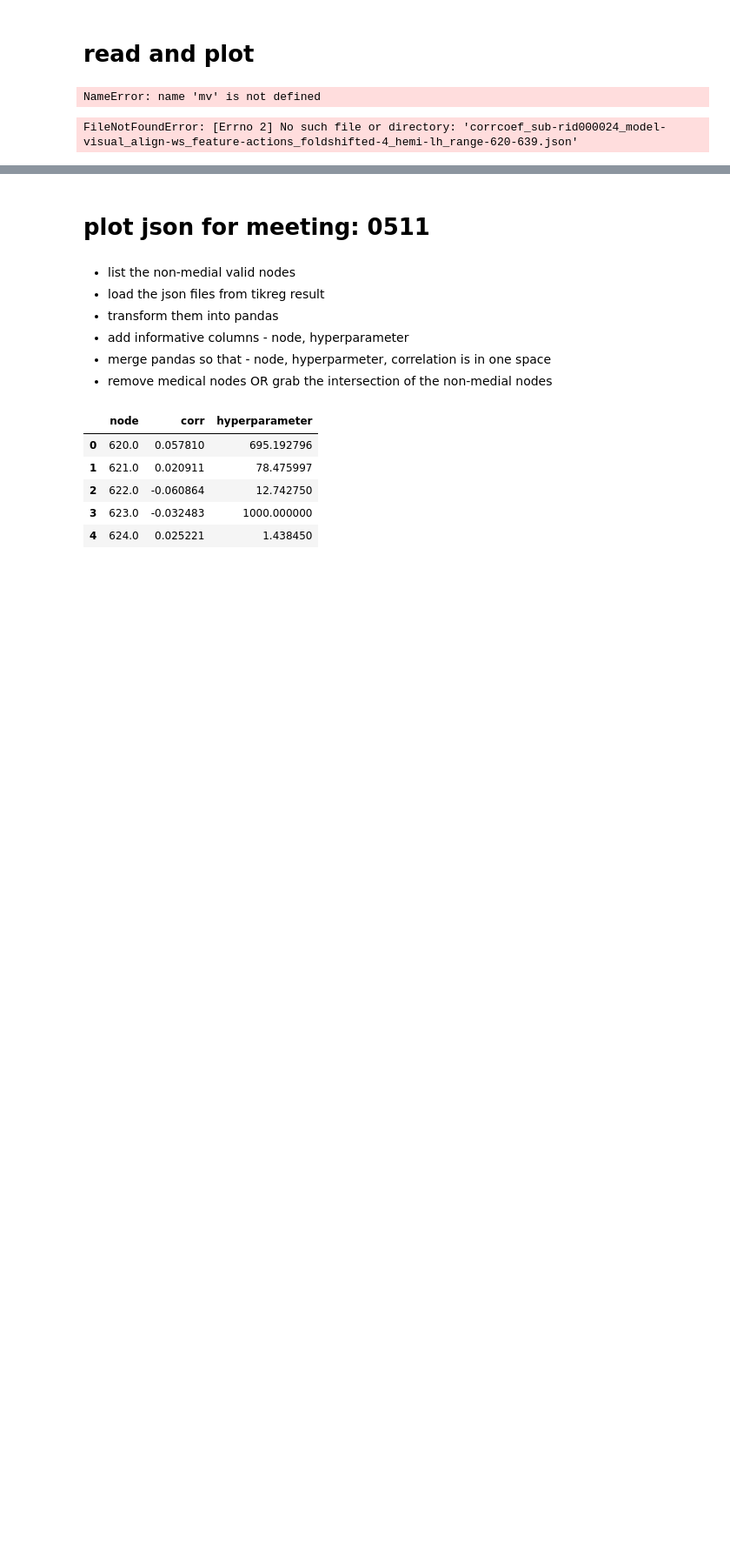
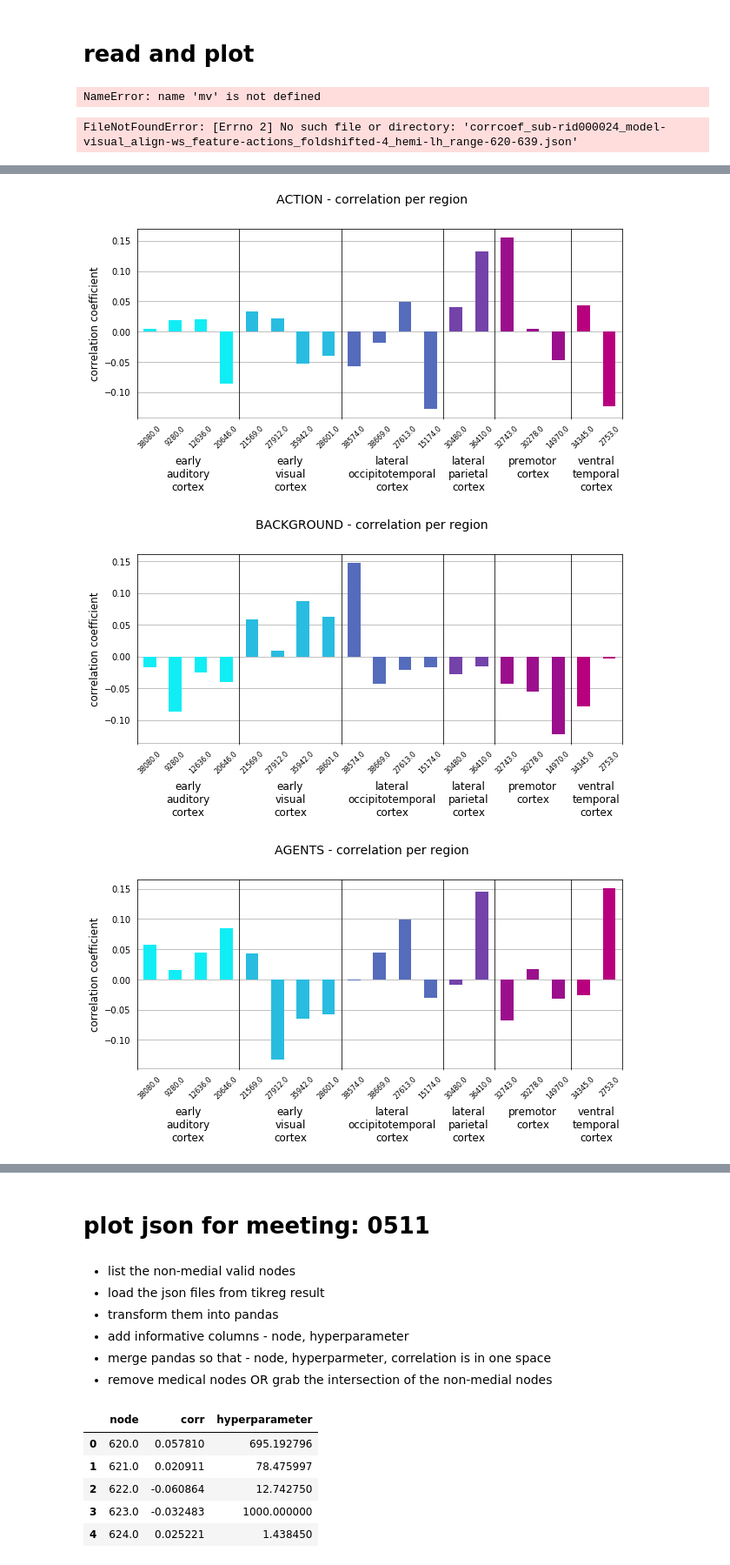
Before and after one commit to jungheejung/life-encoding, a Jupyter notebook: scripts/tikreg-pca/tikreg_chunk_example_0507.ipynb, the cells around one changed output, grey strips where cells are left out. Shown at 87% size. Drawn from its saved outputs; the diff is of its cells as text; code cells hidden in the pictures; blank space fills up the shorter version.

```diff
--- a/scripts/tikreg-pca/tikreg_chunk_example_0507.ipynb
+++ b/scripts/tikreg-pca/tikreg_chunk_example_0507.ipynb
@@ -148,0 +245,4 @@ mv.niml.write(os.path.join(mount_dir, 'corrcoef_{0}_model-{1}_align-{2}_feature-
+# %%
+agents_merged = agents_df.merge(hyper_df, on=["node"])
+bg_merged = bg_df.merge(hyper_df, on=["node"])
+actions_merged = actions_df.merge(hyper_df, on=["node"])
@@ -148,0 +432,8 @@ mv.niml.write(os.path.join(mount_dir, 'corrcoef_{0}_model-{1}_align-{2}_feature-
+# %%
+ax = plot_corr_per_region(actions_nonmedial, 'ACTION - correlation per region')
+ax = plot_corr_per_region(bg_nonmedial, 'BACKGROUND - correlation per region')
+ax = plot_corr_per_region(agents_nonmedial, 'AGENTS - correlation per region')
+# %% [output]
+[figure, added]
+[figure, added]
+[figure, added]
```
Also changed, not shown: parts of 34 cells of this notebook.
